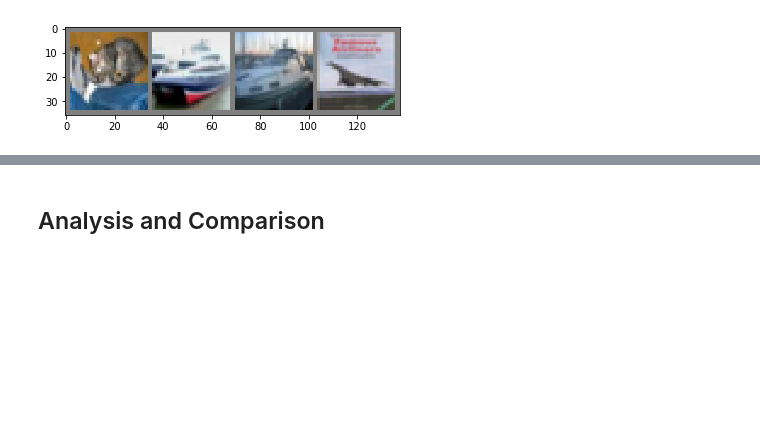
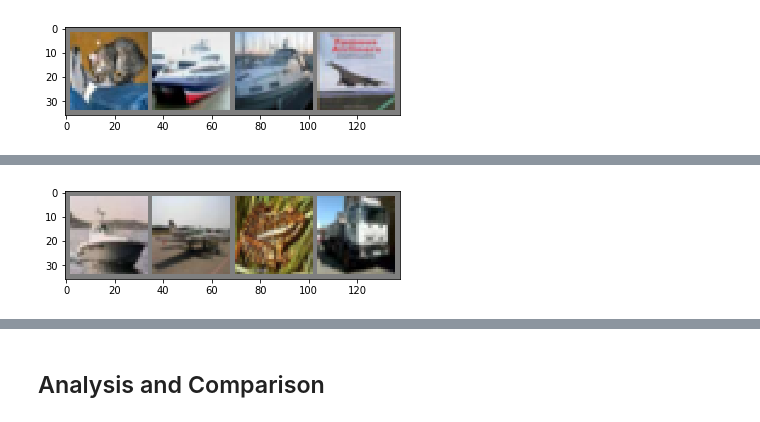
Before and after one commit to ClaireWangYuyue/CIFAR10_Specialiest_Implementation, a Jupyter notebook: Tutorial for Distilling the Knowledge in a Neural Network-Copy1.ipynb, the cells around one changed output, grey strips where cells are left out. Cells and saved outputs as stored; diff of their text form; code cells hidden in the pictures; blank space fills up the shorter version.

Commit message:
completed specialist models, inference TBD

```diff
--- a/Tutorial for Distilling the Knowledge in a Neural Network-Copy1.ipynb
+++ b/Tutorial for Distilling the Knowledge in a Neural Network-Copy1.ipynb
@@ -514,0 +547,17 @@ genralist_weights = generalist_net.state_dict()
+# %%
+# Initialize weights with weights of generalist model
+
+trans_net.conv1.weight.data = generalist_net.conv1.weight
+trans_net.conv2.weight.data = generalist_net.conv2.weight
+trans_net.fc1.weight.data = generalist_net.fc1.weight
+trans_net.fc2.weight.data = generalist_net.fc2.weight
+# %%
+criterion = nn.CrossEntropyLoss()
+optimizer = optim.SGD(trans_net.parameters(), lr=0.001, momentum=0.9)
+# %%
+for i, data in enumerate(trans_loader, 0):
+        # get the inputs
+        inputs, labels = data
+        for label in labels:
+            if label > 4:
+                print(labels)
@@ -515,58 +609,28 @@ genralist_weights = generalist_net.state_dict()
 # %%
-import copy
-import time
-def train_model(model, criterion, optimizer,pretrained_model_wts, num_epochs=5):
-    model.load_state_dict(pretrained_model_wts)
-    for epoch in range(5):  # loop over the dataset multiple times
+dataiter = iter(trans_loader)
+images, labels = dataiter.next()
 
-        running_loss = 0.0
-        for i, data in enumerate(animal_loader, 0):
-            # get the inputs
-            inputs, labels = data
+# print images
+imshow(torchvision.utils.make_grid(images))
+print('GroundTruth: ', ' '.join('%5s' % labels[j] for j in range(4)))
 
-    #         print(inputs, labels)
+outputs = trans_net(images)
 
-            # zero the parameter gradients
-            optimizer.zero_grad()
+_, predicted = torch.max(outputs, 1)
 
-            # forward + backward + optimize
-            outputs = model(inputs)
-            loss = criterion(outputs, labels)
-            loss.backward()
-            optimizer.step()
+print('Predicted: ', ' '.join('%5s' % predicted[j]
+                              for j in range(4)))
 
-            # print statistics
-            running_loss += loss.item()
-            if i % 2000 == 1999:    # print every 2000 mini-batches
-                print('[%d, %5d] loss: %.3f' %
-                      (epoch + 1, i + 1, running_loss / 2000))
-                running_loss = 0.0
+correct = 0
+total = 0
+with torch.no_grad():
+    for data in trans_loader:
+        images, labels = data
+        outputs = trans_net(images)
+        _, predicted = torch.max(outputs.data, 1)
+        total += labels.size(0)
+        correct += (predicted == labels).sum().item()
 
-    print('Finished Training')
-    dataiter = iter(animal_loader)
-    images, labels = dataiter.next()
-
-    # print images
-    imshow(torchvision.utils.make_grid(images))
-    print('GroundTruth: ', ' '.join('%5s' % labels[j] for j in range(4)))
-
-    outputs = model(images)
-
-    _, predicted = torch.max(outputs, 1)
-
-    print('Predicted: ', ' '.join('%5s' % predicted[j]
-                                  for j in range(4)))
-
-    correct = 0
-    total = 0
-    with torch.no_grad():
-        for data in animal_loader:
-            images, labels = data
-            outputs = model(images)
-            _, predicted = torch.max(outputs.data, 1)
-            total += labels.size(0)
-            correct += (predicted == labels).sum().item()
-
-    print('Accuracy of the network on the 10000 test images: %d %%' % (
-        100 * correct / total))
-    return model.state_dict()
+print('Accuracy of the network on the 10000 test images: %d %%' % (
+    100 * correct / total))
+# %% [output]
@@ -572,0 +651 @@ def train_model(model, criterion, optimizer,pretrained_model_wts, num_epochs=5):
+[figure, added]
```
Also changed, not shown: parts of 38 cells of this notebook.
